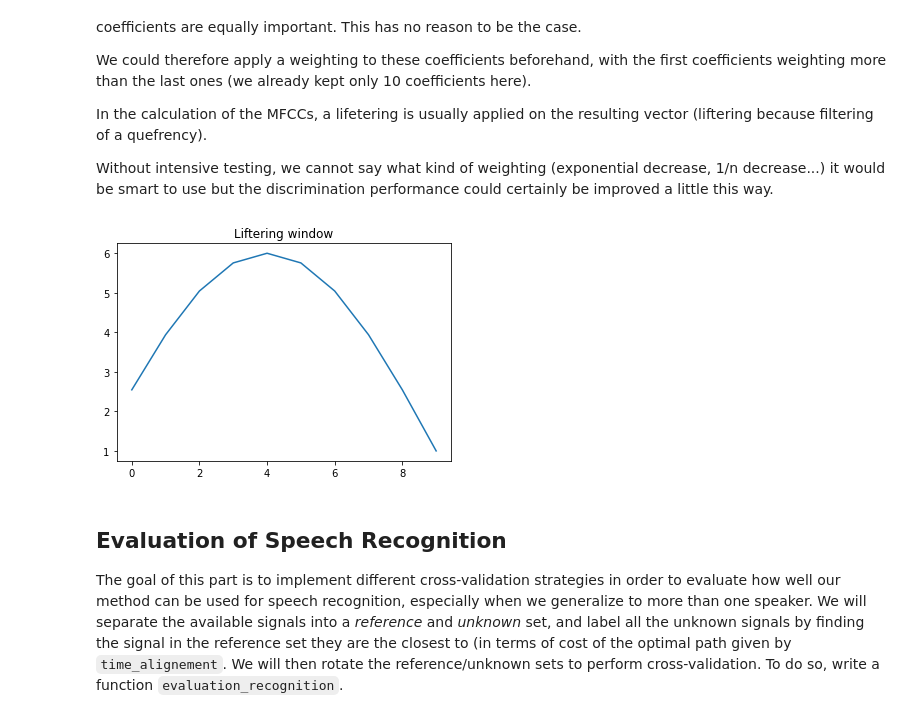
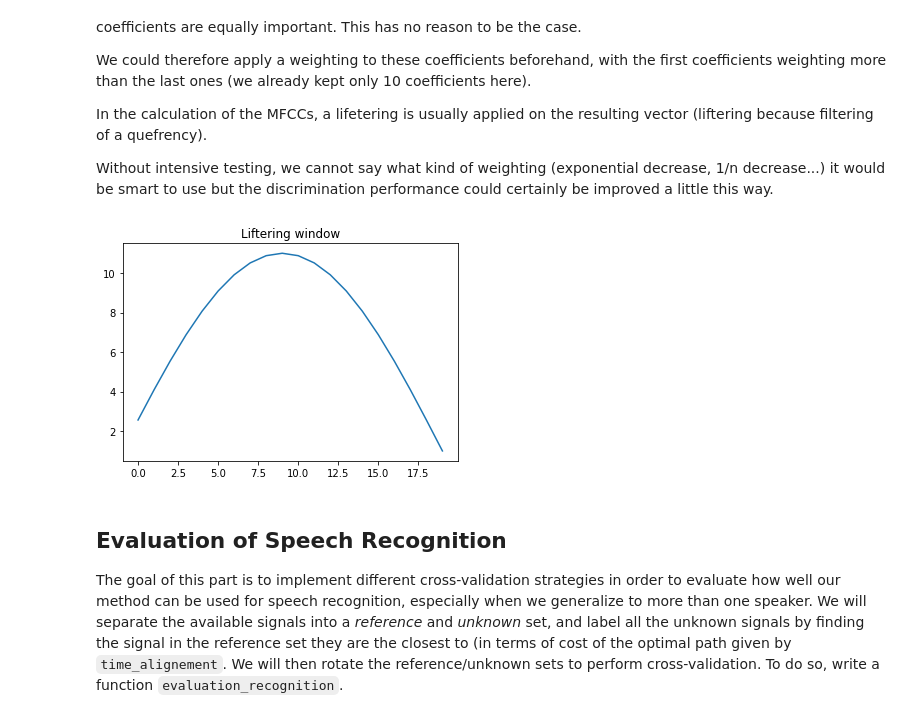
Before and after one commit to littlebuzzybee/TSIA206-TP2, a Jupyter notebook: TP - Dynamic Time Warping for Speech Recognition.ipynb, the cells around one changed output. Drawn from its saved outputs; the diff is of its cells as text; code cells hidden in the pictures.

```diff
--- a/TP - Dynamic Time Warping for Speech Recognition.ipynb
+++ b/TP - Dynamic Time Warping for Speech Recognition.ipynb
@@ -526,15 +526,15 @@ def liftering(cc):
 
     return cc
 # %%
-N = 10
+N = 20
 n = np.arange(N) +1
 liftering = 1 + (N / 2) * np.sin(np.pi * n / N)
 
 plt.plot(liftering)
 plt.title("Liftering window")
 plt.show()
 # %% [output]
-[figure, old version]
+[figure, new version]
 # %% [markdown]
 ## Evaluation of Speech Recognition
 
```
Also changed, not shown: parts of 15 cells of this notebook.
